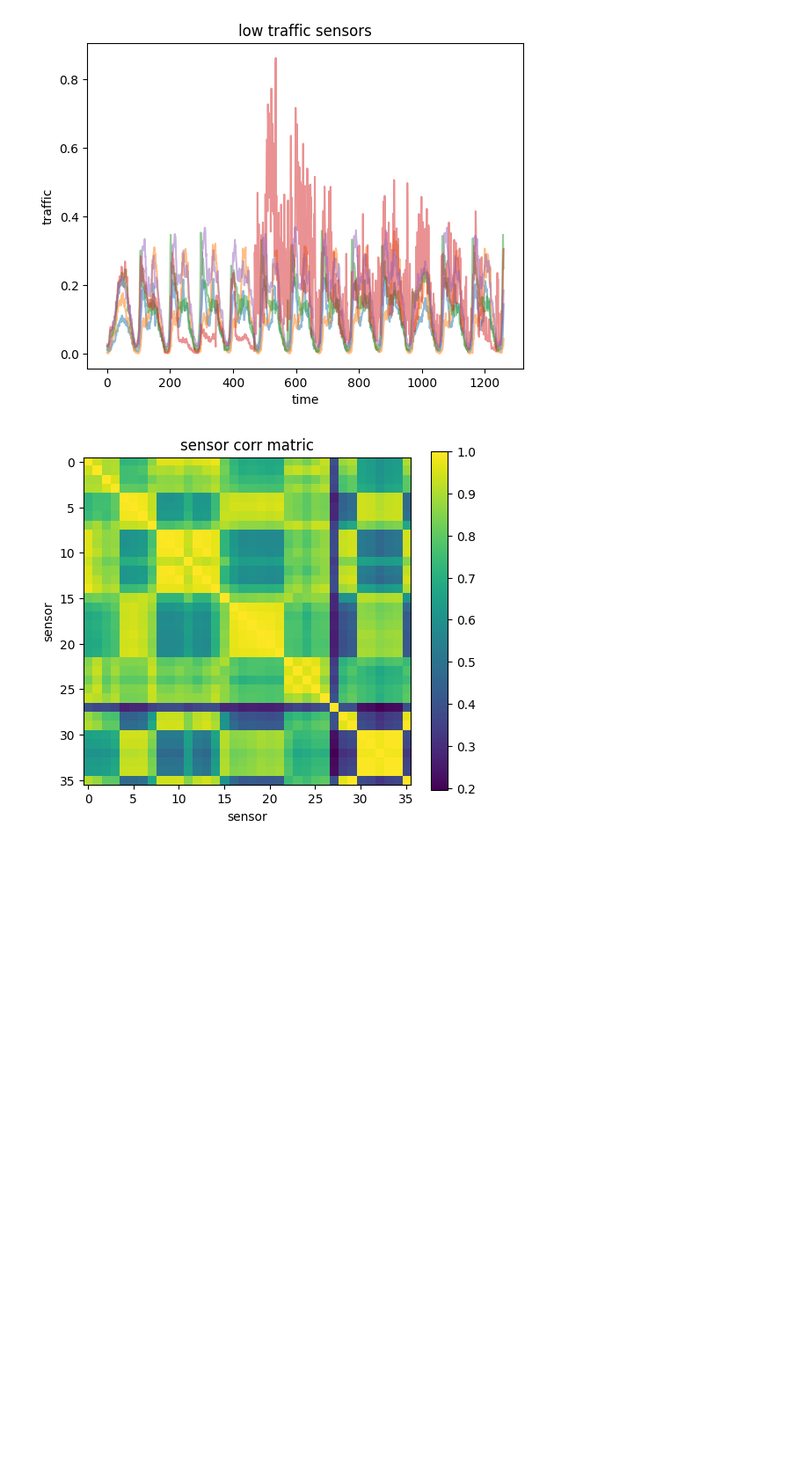
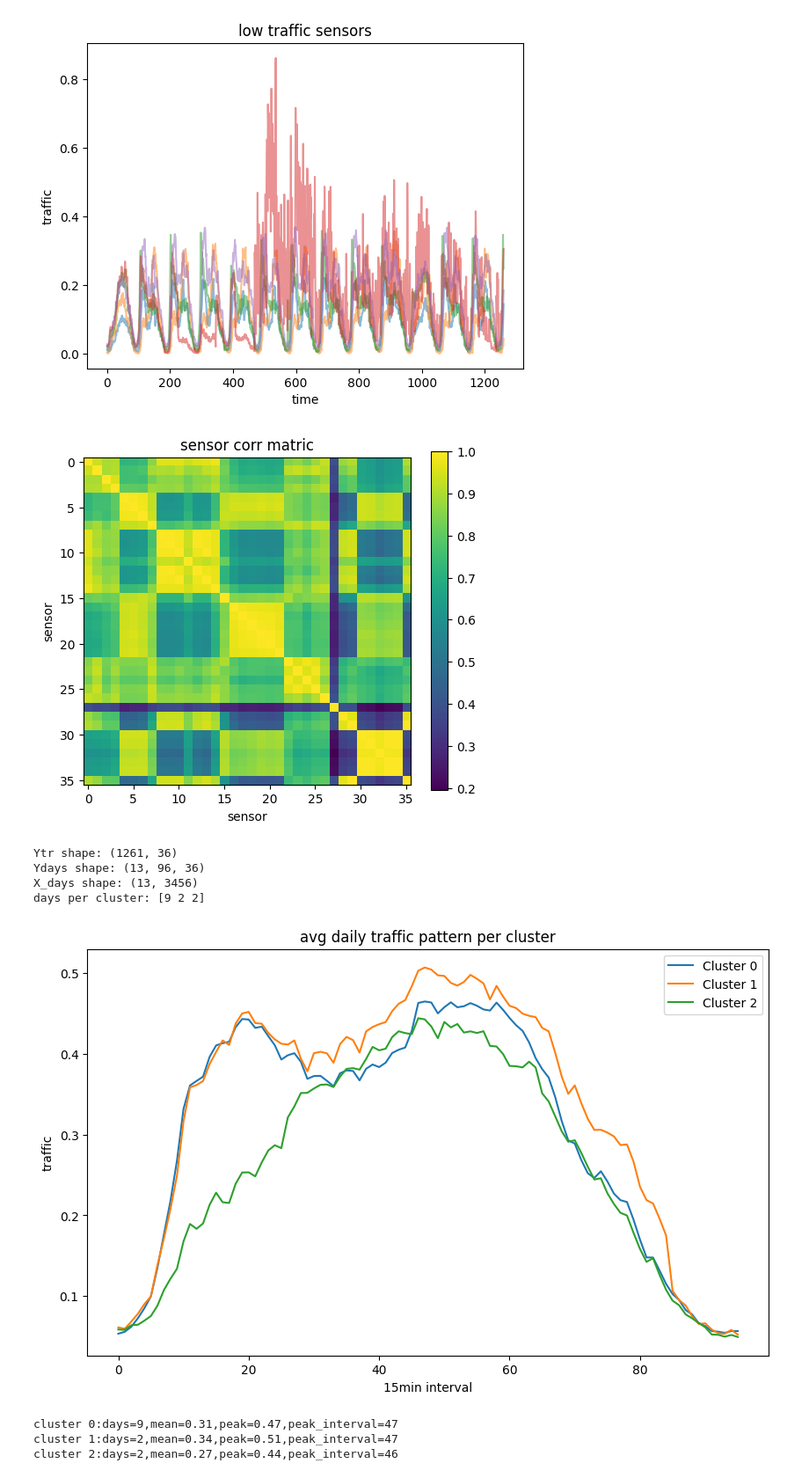
Before and after one commit to aladenisun/MSAAI_501_FinalProject, a Jupyter notebook: Final_350.ipynb, the cells around one changed output. Shown at 88% size. Saved outputs shown, nothing was run; the diff lists cells and outputs as text; code cells hidden in the pictures; blank space fills up the shorter version.

```diff
--- a/Final_350.ipynb
+++ b/Final_350.ipynb
@@ -199,3 +199,76 @@ plt.ylabel("sensor") #labels yaxis
 plt.show() #shows graph
 # %% [output]
 [figure]
+# %%
+#shape data
+Ytr = y_train.T
+print("Ytr shape:", Ytr.shape)
+
+#set interval
+points_per_day = 96
+
+#trimming to full days
+T = (Ytr.shape[0] // points_per_day) * points_per_day
+Ytrim = Ytr[:T]
+
+#reshape daily blocks
+Ydays = Ytrim.reshape(-1, points_per_day, Ytr.shape[1])
+print("Ydays shape:", Ydays.shape)
+
+#flatten into one feature clustering
+X_days = Ydays.reshape(Ydays.shape[0], -1)
+print("X_days shape:", X_days.shape)
+
+from sklearn.preprocessing import StandardScaler #import module
+from sklearn.cluster import KMeans #import module
+
+#standardize features
+scaler = StandardScaler()
+X_days_scaled = scaler.fit_transform(X_days)
+
+#running kmeans clustering
+kmeans = KMeans(n_clusters=3, random_state=42, n_init=10)
+clusters = kmeans.fit_predict(X_days_scaled)
+
+#shows how many days per cluster
+print("days per cluster:", np.bincount(clusters))
+
+#plots avg daily pattern of each cluster
+plt.figure(figsize=(10,6)) #makes figure
+for c in range(3):
+    mean_profile= Ydays[clusters == c].mean(axis=(0,2))
+    plt.plot(mean_profile, label=f"Cluster {c}")
+
+plt.legend() #makes legend
+plt.title("avg daily traffic pattern per cluster") #titles graph
+plt.xlabel("15min interval") #labels xaxis
+plt.ylabel("traffic") #labels yaxis
+plt.show() #shows graph
+
+#
+for c in range(3):
+    cluster_days = Ydays[clusters == c]
+
+    num_days = cluster_days.shape[0]
+    mean_traffic = cluster_days.mean()
+
+    avg_daily_curve = cluster_days.mean(axis=(0, 2))
+    peak_traffic = avg_daily_curve.max()
+    peak_time = avg_daily_curve.argmax()
+
+    print(
+        f"cluster {c}:"
+        f"days={num_days},"
+        f"mean={mean_traffic:.2f},"
+        f"peak={peak_traffic:.2f},"
+        f"peak_interval={peak_time}"
+    )
+# %% [output]
+Ytr shape: (1261, 36)
+Ydays shape: (13, 96, 36)
+X_days shape: (13, 3456)
+days per cluster: [9 2 2]
+[figure, added]
+cluster 0:days=9,mean=0.31,peak=0.47,peak_interval=47
+cluster 1:days=2,mean=0.34,peak=0.51,peak_interval=47
+cluster 2:days=2,mean=0.27,peak=0.44,peak_interval=46
```
